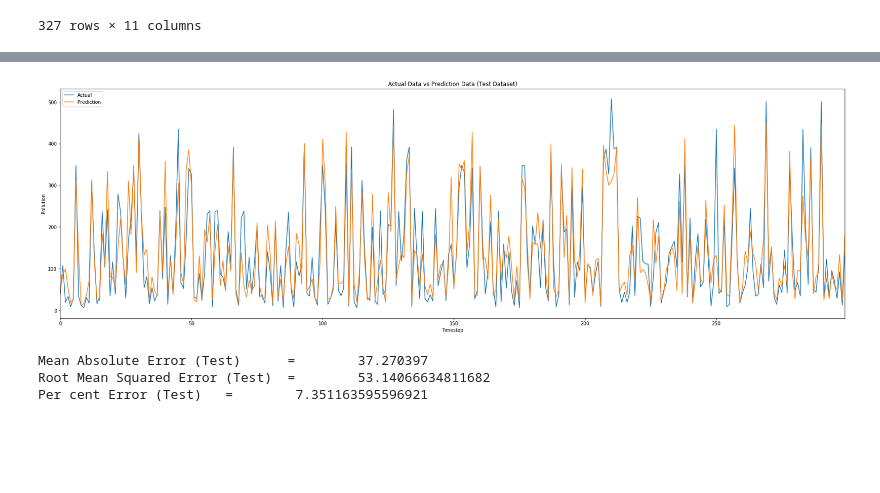
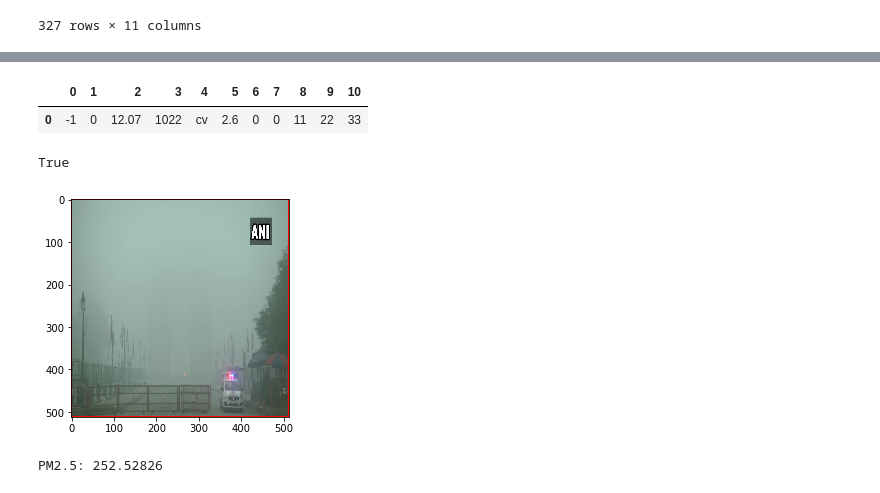
Before and after one commit to ShivamShrirao/Image_Entropy_PM2.5, a Jupyter notebook: Beijing.ipynb, the cells around one changed output, grey strips where cells are left out. Saved outputs shown, nothing was run; the diff lists cells and outputs as text; code cells hidden in the pictures; blank space fills up the shorter version.

```diff
--- a/Beijing.ipynb
+++ b/Beijing.ipynb
@@ -286,17 +281,28 @@ Per cent Error (Test)   =        10.942265623241061
-# %%
-df = pd.DataFrame(np.hstack((lbl,pred)),columns=['Actual','Prediction'])
-df.plot(figsize=(30,9))
-plt.title("Actual Data vs Prediction Data (Test Dataset)")
-plt.ylabel("Pollution")
-plt.xlabel('Timestep')
-plt.show()
-score_mae = mean_absolute_error(lbl,pred)
-score_mse = mean_squared_error(lbl,pred)
-print("Mean Absolute Error (Test)\t=\t",score_mae)
-print("Root Mean Squared Error (Test)\t=\t",score_mse**0.5)
-print("Per cent Error (Test)\t=\t",score_mae*100/lbl.max())
-# %% [output]
-[figure, removed]
-Mean Absolute Error (Test)      =        37.270397
-Root Mean Squared Error (Test)  =        53.14066634811682
-Per cent Error (Test)   =        7.351163595596921
+# %%
+def DetectFifty(filename):
+    #Importing the image
+    image = cv2.imread(filename)
+    image= cv2.resize(image,(512,512))
+    #Gray scaling
+    gray = cv2.cvtColor(image,cv2.COLOR_BGR2GRAY)
+
+    #Extracting images
+    minInt, maxInt, minLoc, maxLoc = cv2.minMaxLoc(gray) #Grayscale: MinIntensity, Max, and locations
+    beam = cv2.mean(gray)    #Find the mean intensity in the img pls.
+    mean = float(beam[0])
+    CannyOfTuna = cv2.Canny(gray, (mean + minInt)/2, (mean + maxInt)/2)
+    #Getting coutours
+    contours,_ = cv2.findContours(CannyOfTuna,cv2.RETR_TREE, cv2.CHAIN_APPROX_SIMPLE)
+    new = image.copy()
+    #Covering the image
+    cv2.drawContours(new,contours,-1,(0,0,0),10)
+    #Getting contours on covered images
+    contours,_ = cv2.findContours(cv2.cvtColor(new,cv2.COLOR_BGR2GRAY),cv2.RETR_TREE, cv2.CHAIN_APPROX_SIMPLE)
+    #Calculating skyline area
+    c = max(contours,key = cv2.contourArea)
+    cv2.drawContours(image,[c],-1,(0,0,255),3)
+    img=cv2.cvtColor(image,cv2.COLOR_BGR2RGB)
+    plt.imshow(img)
+
+    #Returing boolean values
+    return cv2.contourArea(c)>(0.5*image.shape[0]*image.shape[1])
@@ -302,0 +369,6 @@ Per cent Error (Test)   =        7.351163595596921
+# %%
+wd=pd.DataFrame(wdt)
+wd
+# %% [output]
+|  | 0 | 1 | 2 | 3 | 4 | 5 | 6 | 7 | 8 | 9 | 10 |
+| 0 | -1 | 0 | 12.07 | 1022 | cv | 2.6 | 0 | 0 | 11 | 22 | 33 |
@@ -302,0 +380,23 @@ Per cent Error (Test)   =        7.351163595596921
+# %%
+imgnm="images/test2.jpg"
+# %%
+isfifty=DetectFifty(imgnm)
+print(isfifty)
+# %% [output]
+True
+[figure, added]
+# %%
+if isfifty:
+    img=cv2.imread(imgnm)
+    img=cv2.cvtColor(img,cv2.COLOR_BGR2RGB)
+    gray=cv2.cvtColor(img,cv2.COLOR_RGB2GRAY)
+    light_intensity = gray.max()#find_intensity_of_atmospheric_light(img, gray)
+    rmscontr=gray.std()
+    entr=get_entropy(gray,light_intensity)
+    bll=img[:,:,2].mean()
+    wea_dat[0][-3:]=[rmscontr,entr,bll]
+    wea_data = wea_scaler.transform(wea_dat).astype(np.float32)
+    aqi=pol_scaler.inverse_transform(model.predict(wea_data))[0][0]
+    print("PM2.5:",aqi)
+# %% [output]
+PM2.5: 252.52826
```
Also changed, not shown: parts of 21 cells of this notebook, 3 other files.
